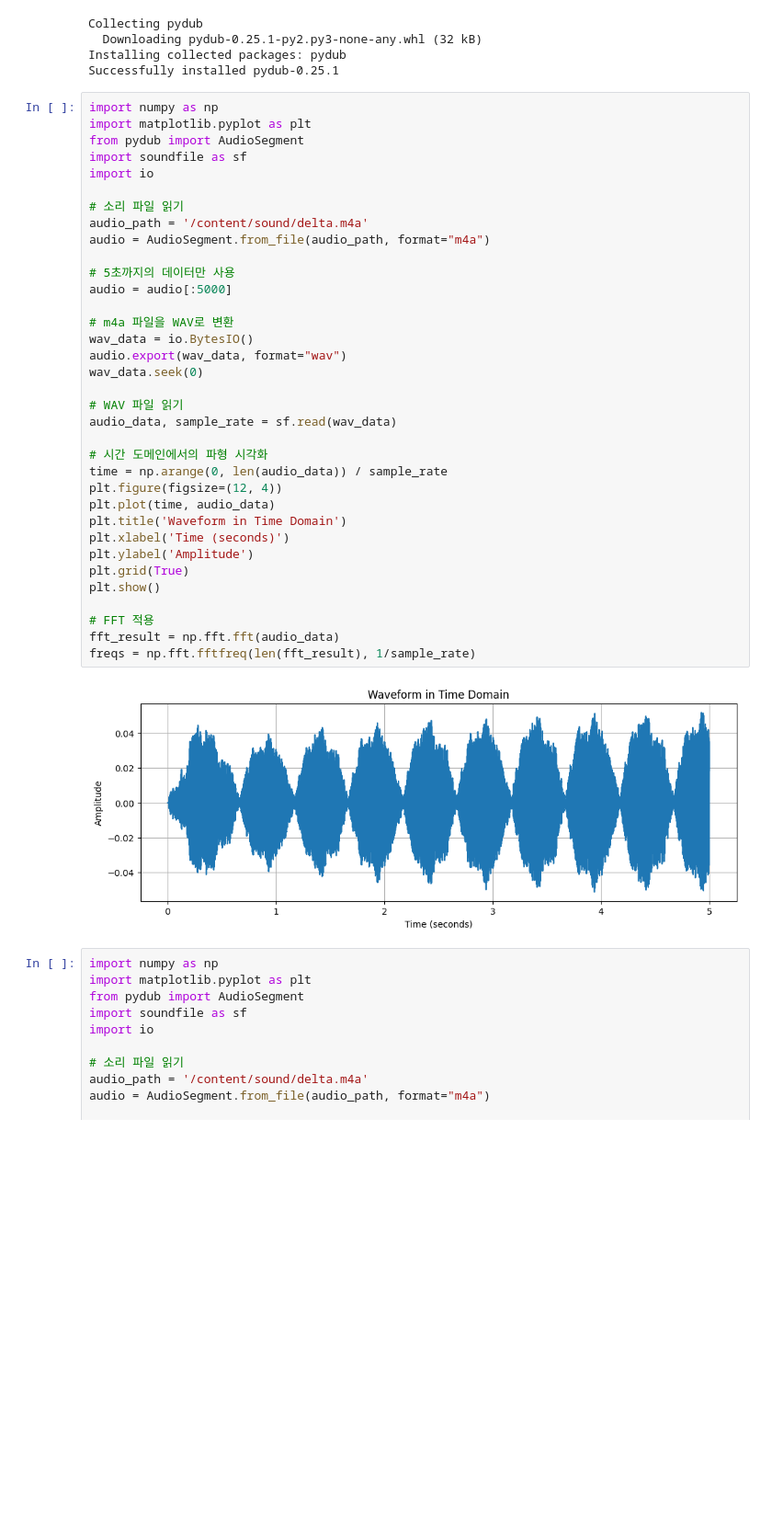
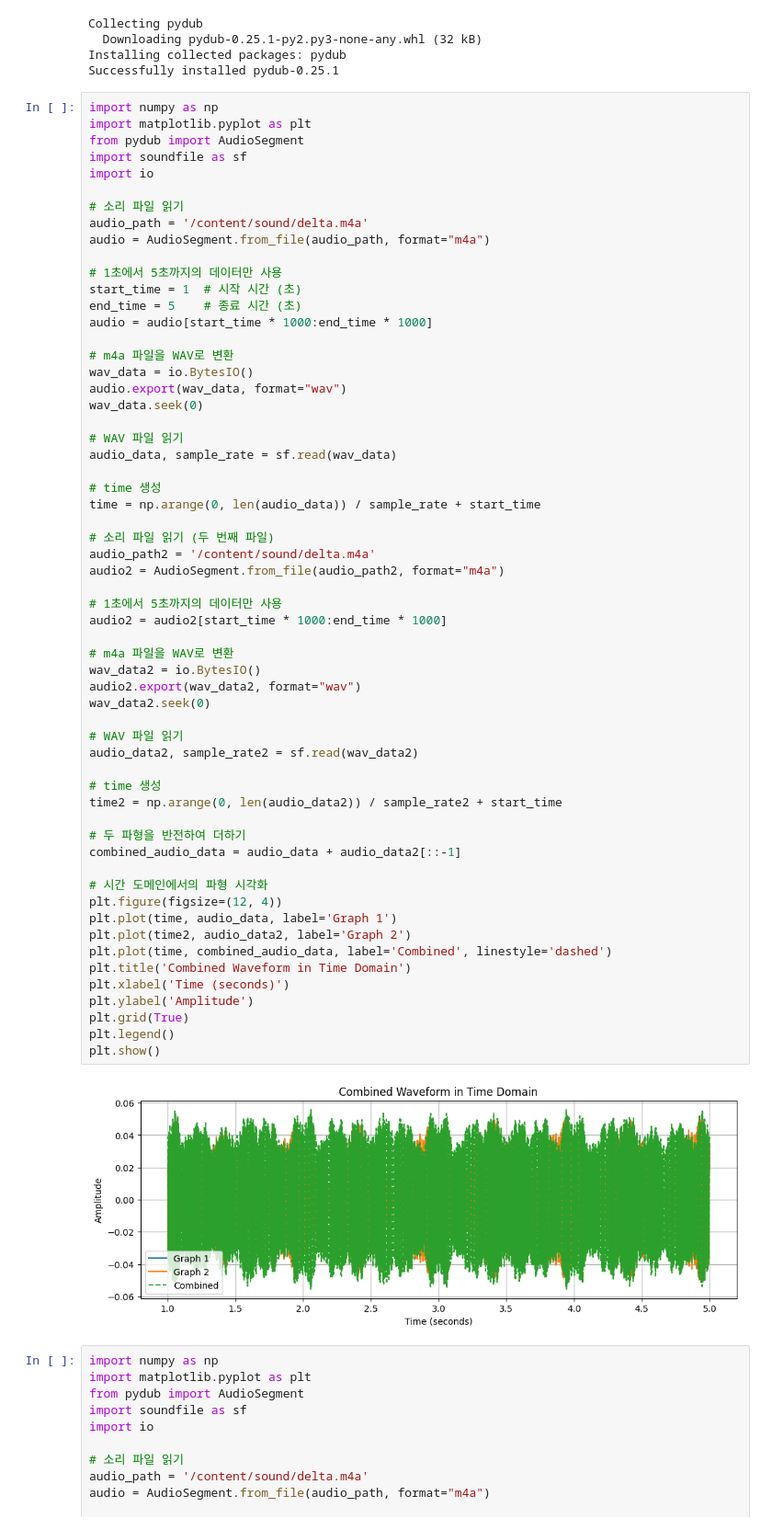
Before and after one commit to Gugo-le/wave-interference, a Jupyter notebook: physics.ipynb, the cells around one changed output. Shown at 92% size. Saved outputs shown, nothing was run; the diff lists cells and outputs as text; blank space fills up the shorter version.

```diff
--- a/physics.ipynb
+++ b/physics.ipynb
@@ -10,40 +10,64 @@ Successfully installed pydub-0.25.1
 # %%
 import numpy as np
 import matplotlib.pyplot as plt
 from pydub import AudioSegment
 import soundfile as sf
 import io
 
 # 소리 파일 읽기
 audio_path = '/content/sound/delta.m4a'
 audio = AudioSegment.from_file(audio_path, format="m4a")
 
-# 5초까지의 데이터만 사용
-audio = audio[:5000]
+# 1초에서 5초까지의 데이터만 사용
+start_time = 1  # 시작 시간 (초)
+end_time = 5    # 종료 시간 (초)
+audio = audio[start_time * 1000:end_time * 1000]
 
 # m4a 파일을 WAV로 변환
 wav_data = io.BytesIO()
 audio.export(wav_data, format="wav")
 wav_data.seek(0)
 
 # WAV 파일 읽기
 audio_data, sample_rate = sf.read(wav_data)
 
+# time 생성
+time = np.arange(0, len(audio_data)) / sample_rate + start_time
+
+# 소리 파일 읽기 (두 번째 파일)
+audio_path2 = '/content/sound/delta.m4a'
+audio2 = AudioSegment.from_file(audio_path2, format="m4a")
+
+# 1초에서 5초까지의 데이터만 사용
+audio2 = audio2[start_time * 1000:end_time * 1000]
+
+# m4a 파일을 WAV로 변환
+wav_data2 = io.BytesIO()
+audio2.export(wav_data2, format="wav")
+wav_data2.seek(0)
+
+# WAV 파일 읽기
+audio_data2, sample_rate2 = sf.read(wav_data2)
+
+# time 생성
+time2 = np.arange(0, len(audio_data2)) / sample_rate2 + start_time
+
+# 두 파형을 반전하여 더하기
+combined_audio_data = audio_data + audio_data2[::-1]
+
 # 시간 도메인에서의 파형 시각화
-time = np.arange(0, len(audio_data)) / sample_rate
 plt.figure(figsize=(12, 4))
-plt.plot(time, audio_data)
-plt.title('Waveform in Time Domain')
+plt.plot(time, audio_data, label='Graph 1')
+plt.plot(time2, audio_data2, label='Graph 2')
+plt.plot(time, combined_audio_data, label='Combined', linestyle='dashed')
+plt.title('Combined Waveform in Time Domain')
 plt.xlabel('Time (seconds)')
 plt.ylabel('Amplitude')
 plt.grid(True)
+plt.legend()
 plt.show()
-
-# FFT 적용
-fft_result = np.fft.fft(audio_data)
-freqs = np.fft.fftfreq(len(fft_result), 1/sample_rate)
 # %% [output]
-[figure, old version]
+[figure, new version]
 # %%
 import numpy as np
 import matplotlib.pyplot as plt
```
Also changed, not shown: parts of 2 cells of this notebook.
